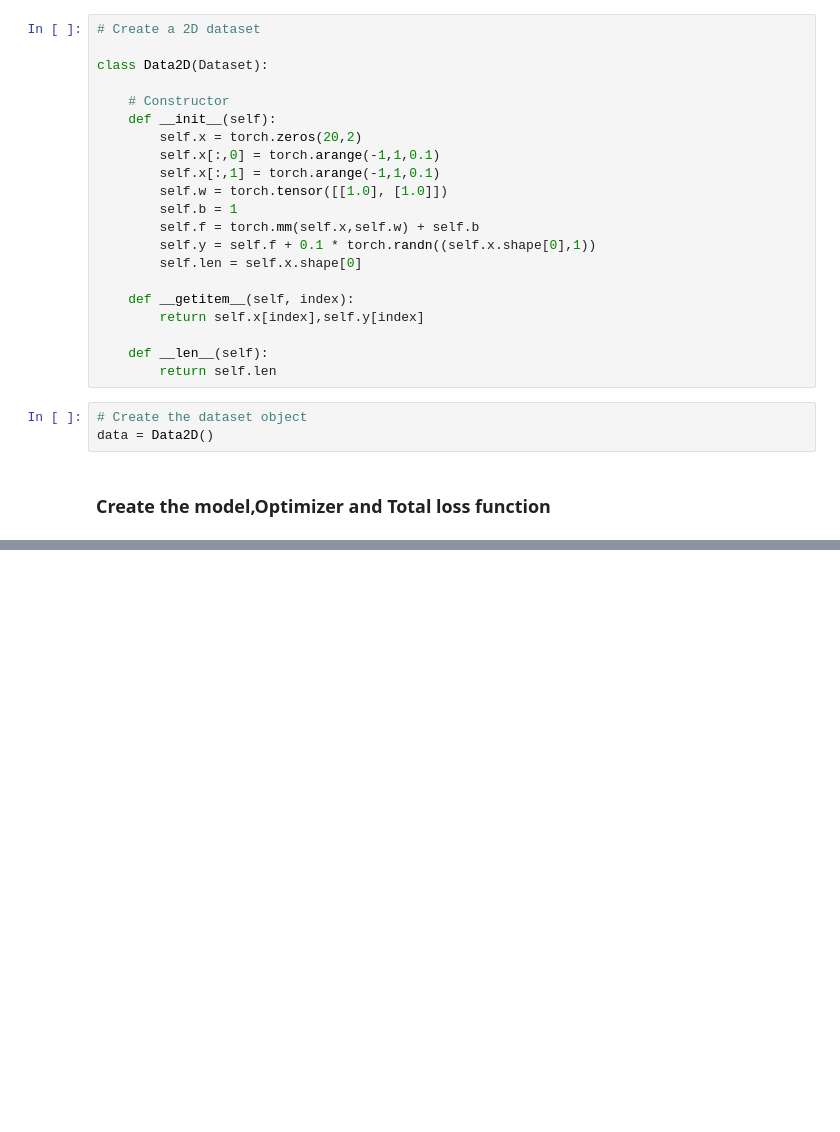
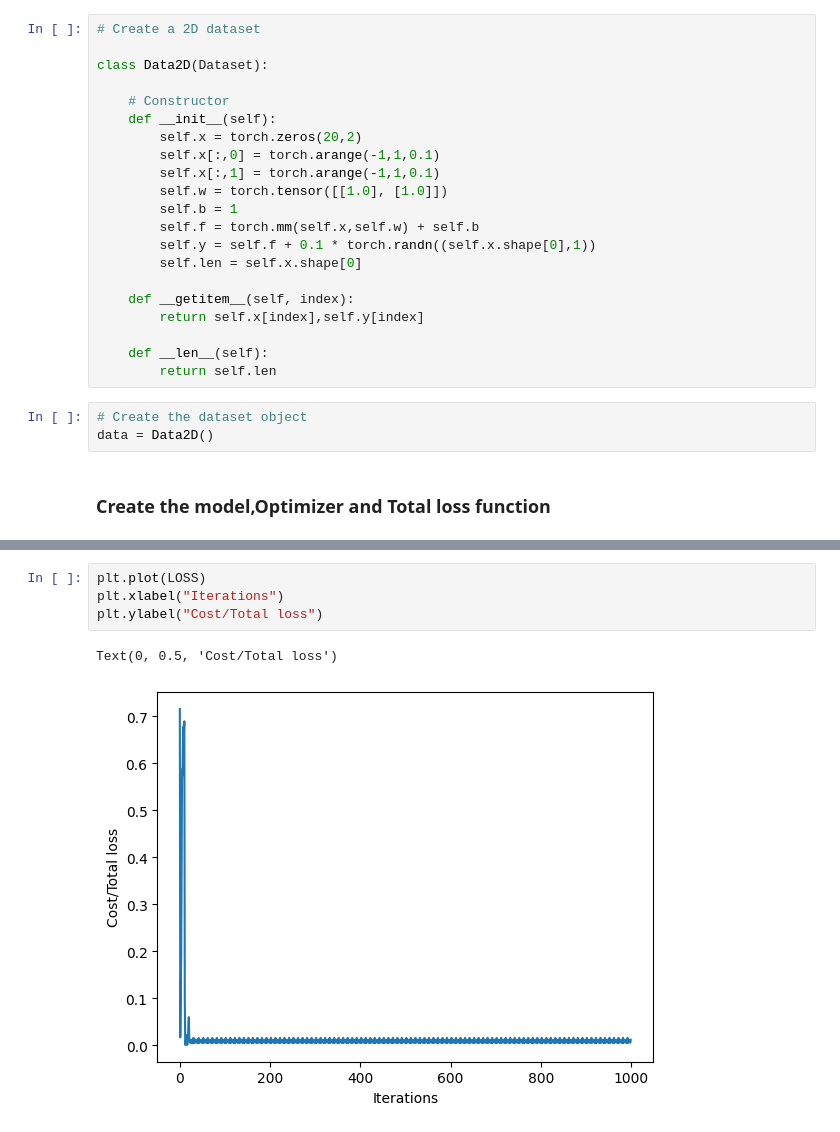
Before and after one commit to IlyassHaddouOuamer/Multiple-Input-Output-Linear-Regression, a Jupyter notebook: linear_reg_multi_out.ipynb, the cells around one changed output, grey strips where cells are left out. Saved outputs shown, nothing was run; the diff lists cells and outputs as text; blank space fills up the shorter version.

```diff
--- a/linear_reg_multi_out.ipynb
+++ b/linear_reg_multi_out.ipynb
@@ -75,0 +134,7 @@ data = Data2D()
+# %%
+plt.plot(LOSS)
+plt.xlabel("Iterations")
+plt.ylabel("Cost/Total loss")
+# %% [output]
+Text(0, 0.5, 'Cost/Total loss')
+[figure, added]
```
Also changed, not shown: parts of 8 cells of this notebook.
